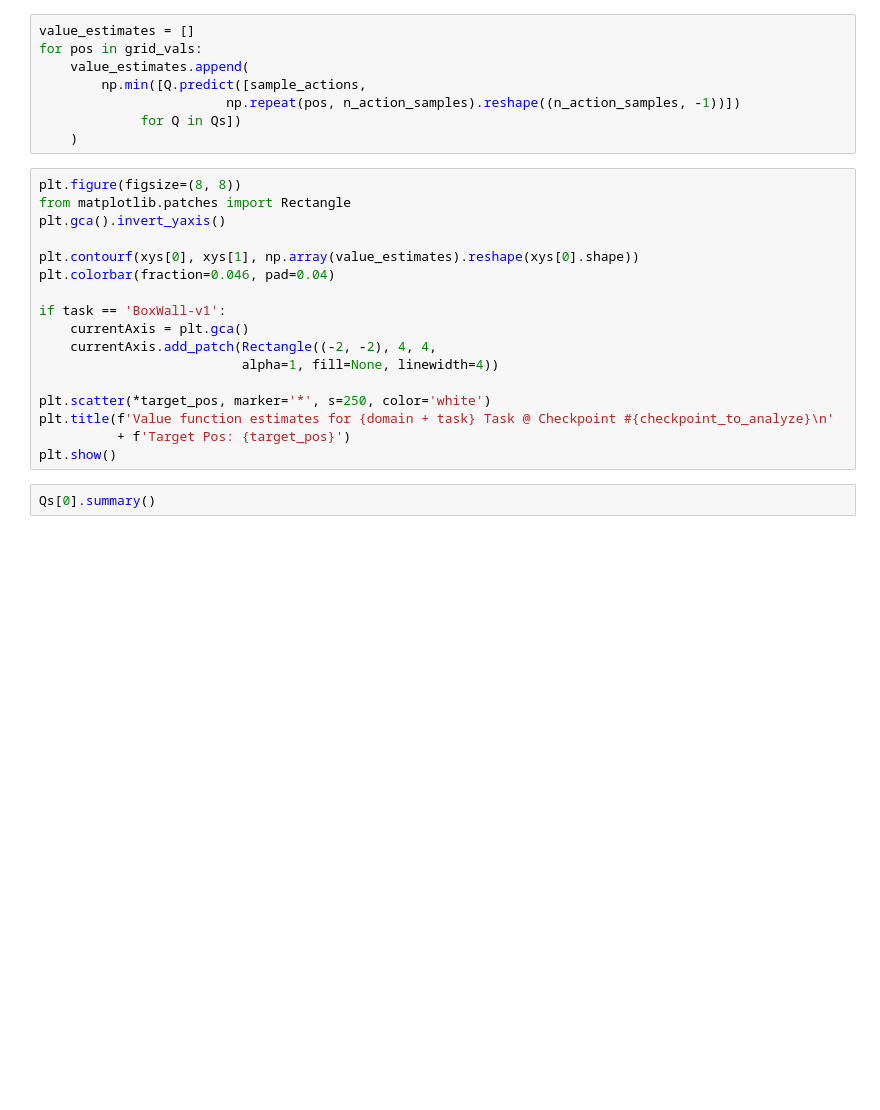
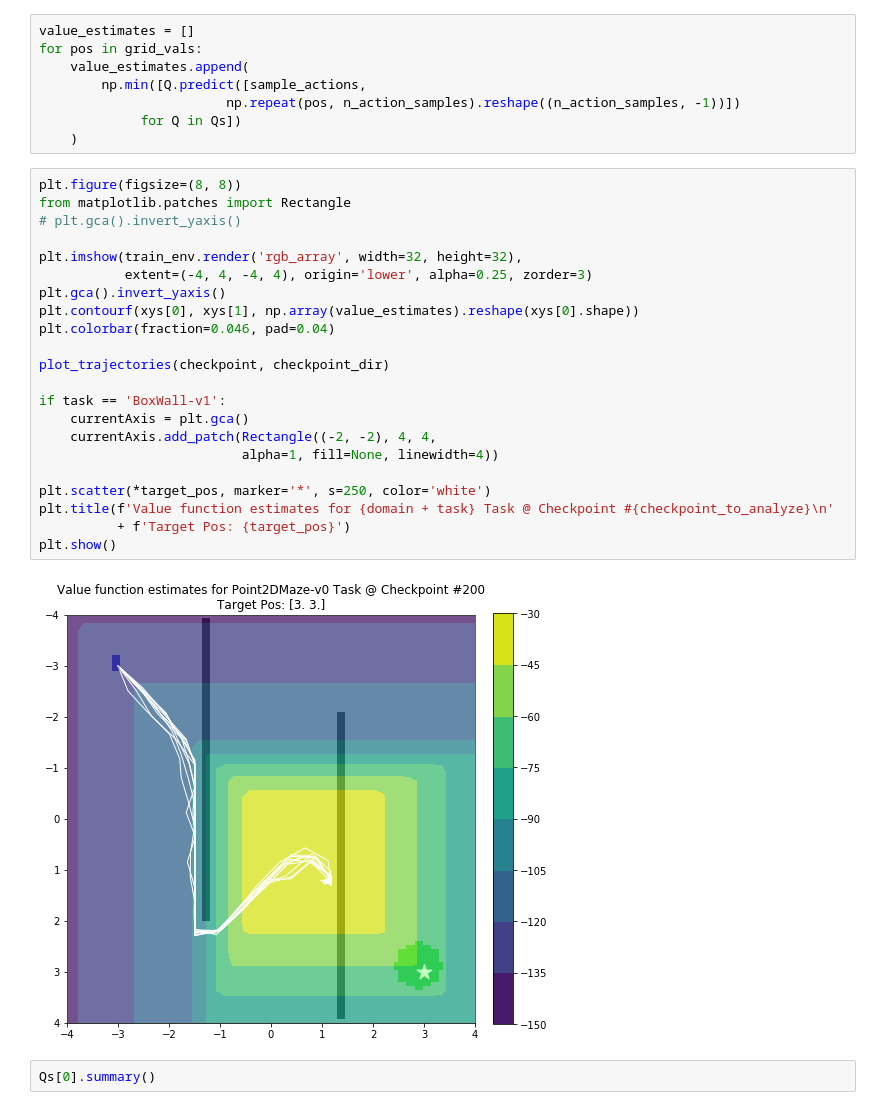
Before and after one commit to abhishekunique/RND-ashwin, a Jupyter notebook: notebooks/reward_learning/vice_reward_visualizations.ipynb, the cells around one changed output. Saved outputs shown, nothing was run; the diff lists cells and outputs as text; blank space fills up the shorter version.

```diff
--- a/notebooks/reward_learning/vice_reward_visualizations.ipynb
+++ b/notebooks/reward_learning/vice_reward_visualizations.ipynb
@@ -267,20 +447,27 @@ for pos in grid_vals:
 # %%
 plt.figure(figsize=(8, 8))
 from matplotlib.patches import Rectangle
+# plt.gca().invert_yaxis()
+
+plt.imshow(train_env.render('rgb_array', width=32, height=32),
+           extent=(-4, 4, -4, 4), origin='lower', alpha=0.25, zorder=3)
 plt.gca().invert_yaxis()
-
 plt.contourf(xys[0], xys[1], np.array(value_estimates).reshape(xys[0].shape))
 plt.colorbar(fraction=0.046, pad=0.04)
+
+plot_trajectories(checkpoint, checkpoint_dir)
 
 if task == 'BoxWall-v1':
     currentAxis = plt.gca()
     currentAxis.add_patch(Rectangle((-2, -2), 4, 4,
                           alpha=1, fill=None, linewidth=4))
 
 plt.scatter(*target_pos, marker='*', s=250, color='white')
 plt.title(f'Value function estimates for {domain + task} Task @ Checkpoint #{checkpoint_to_analyze}\n'
           + f'Target Pos: {target_pos}')
 plt.show()
+# %% [output]
+[figure, added]
 # %%
 Qs[0].summary()
 # %%
```
Also changed, not shown: parts of 22 cells of this notebook.
